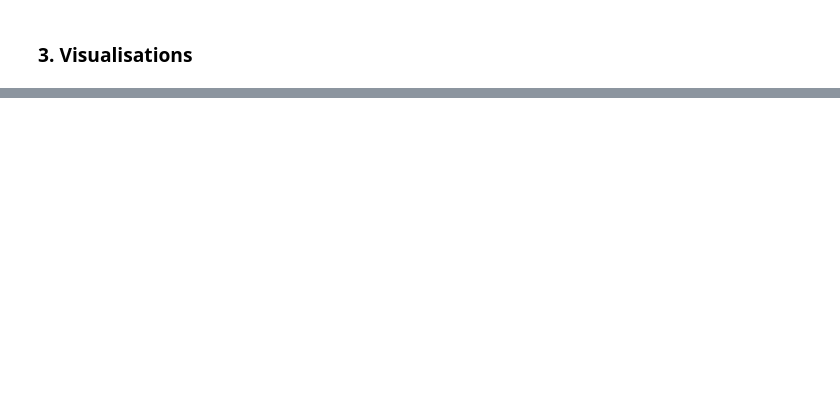
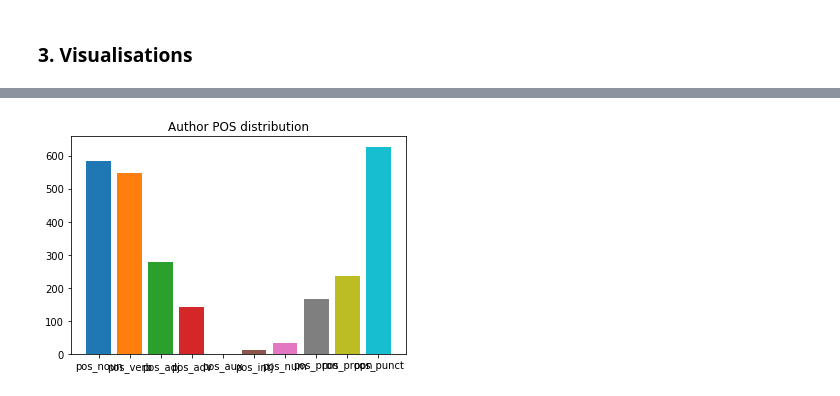
Before and after one commit to elenakhas/ProjectGutenberg-1, a Jupyter notebook: 2_Preprocessing/ProjectGutenberg_ProcessingEDA.ipynb, the cells around one changed output, grey strips where cells are left out. Saved outputs shown, nothing was run; the diff lists cells and outputs as text; code cells hidden in the pictures; blank space fills up the shorter version.

```diff
--- a/2_Preprocessing/ProjectGutenberg_ProcessingEDA.ipynb
+++ b/2_Preprocessing/ProjectGutenberg_ProcessingEDA.ipynb
@@ -109,2 +111,7 @@ min(words)
 # %% [markdown]
 ##### 2c. POS distribution
+# %%
+for author_dfs_x2_key in author_dfs_x2:
+    pos_dist = author_dfs_x2[author_dfs_x2_key][["pos_"+postag.lower() for postag in select_postags]].sum()
+    pos_dist.sort_values(inplace=True)
+    print("POS tag distribution for {}".format(author_dfs_x2_key), "\n", pos_dist, "\n\n")
@@ -178,0 +198,4 @@ def _makecloud():
+# %%
+utils_statsgenerator._posdistributions(pos_dist,select_postags)
+# %% [output]
+[figure, added]
```
Also changed, not shown: parts of 30 cells of this notebook, 12 other files.
